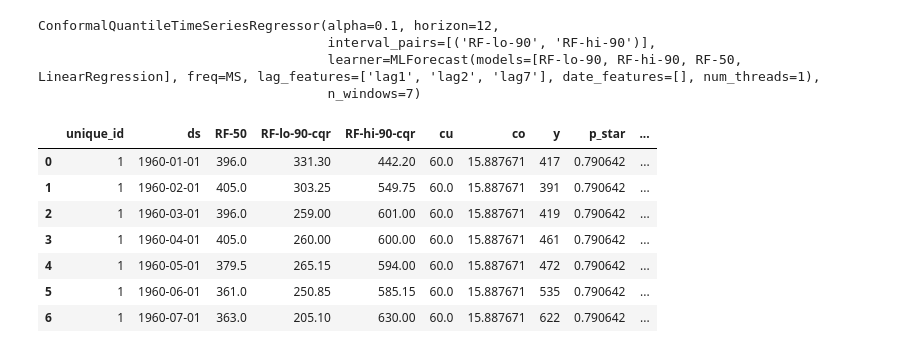
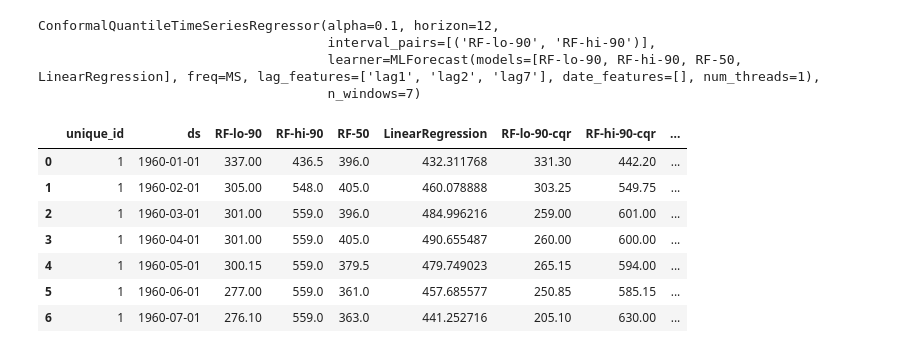
Before and after one commit to heylucasleao/tinyconformal, a Jupyter notebook: examples/series/metalog.ipynb, the cells around one changed output. Saved outputs shown, nothing was run; the diff lists cells and outputs as text; code cells hidden in the pictures.

```diff
--- a/examples/series/metalog.ipynb
+++ b/examples/series/metalog.ipynb
@@ -28,7 +29,7 @@ train = df[:-horizon]
 test = df[-horizon:]
 # %%
 # Financial parameters
-selling_price = 150.0      # Unit selling price
+selling_price = 300      # Unit selling price
 unit_cost = 90.0           # Unit acquisition cost
 annual_holding_rate = 0.12 # Annual capital holding rate (12% p.a.)
 
@@ -132,14 +133,16 @@ ConformalQuantileTimeSeriesRegressor(alpha=0.1, horizon=12,
 preds = cqr.predict_interval(h=7, X_df=test)
 newsvendor = ConformalNewsvendor()
 preds = pd.merge(preds, test[["unique_id", "ds", "cu", "co", "y"]], on=["unique_id", "ds"])
+# %%
+preds
+# %% [output]
+|  | unique_id | ds | RF-lo-90 | RF-hi-90 | RF-50 | LinearRegression | RF-lo-90-cqr | RF-hi-90-cqr | ... |
+| 0 | 1 | 1960-01-01 | 337.00 | 436.5 | 396.0 | 432.311768 | 331.30 | 442.20 | ... |
+| 1 | 1 | 1960-02-01 | 305.00 | 548.0 | 405.0 | 460.078888 | 303.25 | 549.75 | ... |
+| 2 | 1 | 1960-03-01 | 301.00 | 559.0 | 396.0 | 484.996216 | 259.00 | 601.00 | ... |
+| 3 | 1 | 1960-04-01 | 301.00 | 559.0 | 405.0 | 490.655487 | 260.00 | 600.00 | ... |
+| 4 | 1 | 1960-05-01 | 300.15 | 559.0 | 379.5 | 479.749023 | 265.15 | 594.00 | ... |
+| 5 | 1 | 1960-06-01 | 277.00 | 559.0 | 361.0 | 457.685577 | 250.85 | 585.15 | ... |
+| 6 | 1 | 1960-07-01 | 276.10 | 559.0 | 363.0 | 441.252716 | 205.10 | 630.00 | ... |
 # %%
-newsvendor.optimize_order_quantity(preds[["unique_id", "ds", "RF-50", "RF-lo-90-cqr", "RF-hi-90-cqr", "cu", "co", "y"]], co_col= "co", cu_col="cu", interval_pair=("RF-lo-90-cqr", "RF-hi-90-cqr"), median_col="RF-50")
+res = newsvendor.optimize_order_quantity(preds, co_col= "co", cu_col="cu", base_interval_pair=("RF-lo-90",  "RF-hi-90"), interval_pair=("RF-lo-90-cqr", "RF-hi-90-cqr"), median_col="RF-50")
-# %% [output]
-|  | unique_id | ds | RF-50 | RF-lo-90-cqr | RF-hi-90-cqr | cu | co | y | p_star | ... |
-| 0 | 1 | 1960-01-01 | 396.0 | 331.30 | 442.20 | 60.0 | 15.887671 | 417 | 0.790642 | ... |
-| 1 | 1 | 1960-02-01 | 405.0 | 303.25 | 549.75 | 60.0 | 15.887671 | 391 | 0.790642 | ... |
-| 2 | 1 | 1960-03-01 | 396.0 | 259.00 | 601.00 | 60.0 | 15.887671 | 419 | 0.790642 | ... |
-| 3 | 1 | 1960-04-01 | 405.0 | 260.00 | 600.00 | 60.0 | 15.887671 | 461 | 0.790642 | ... |
-| 4 | 1 | 1960-05-01 | 379.5 | 265.15 | 594.00 | 60.0 | 15.887671 | 472 | 0.790642 | ... |
-| 5 | 1 | 1960-06-01 | 361.0 | 250.85 | 585.15 | 60.0 | 15.887671 | 535 | 0.790642 | ... |
-| 6 | 1 | 1960-07-01 | 363.0 | 205.10 | 630.00 | 60.0 | 15.887671 | 622 | 0.790642 | ... |
```
Also changed, not shown: parts of 4 cells of this notebook.
